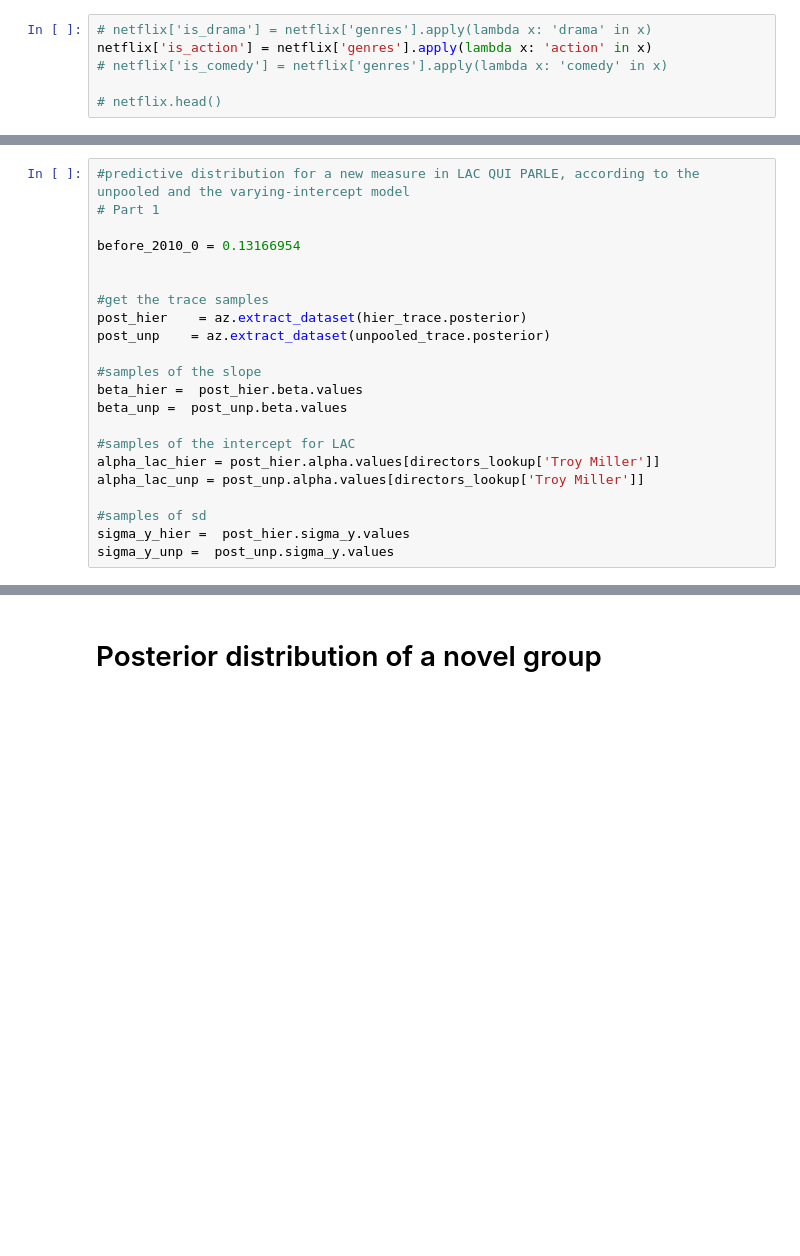
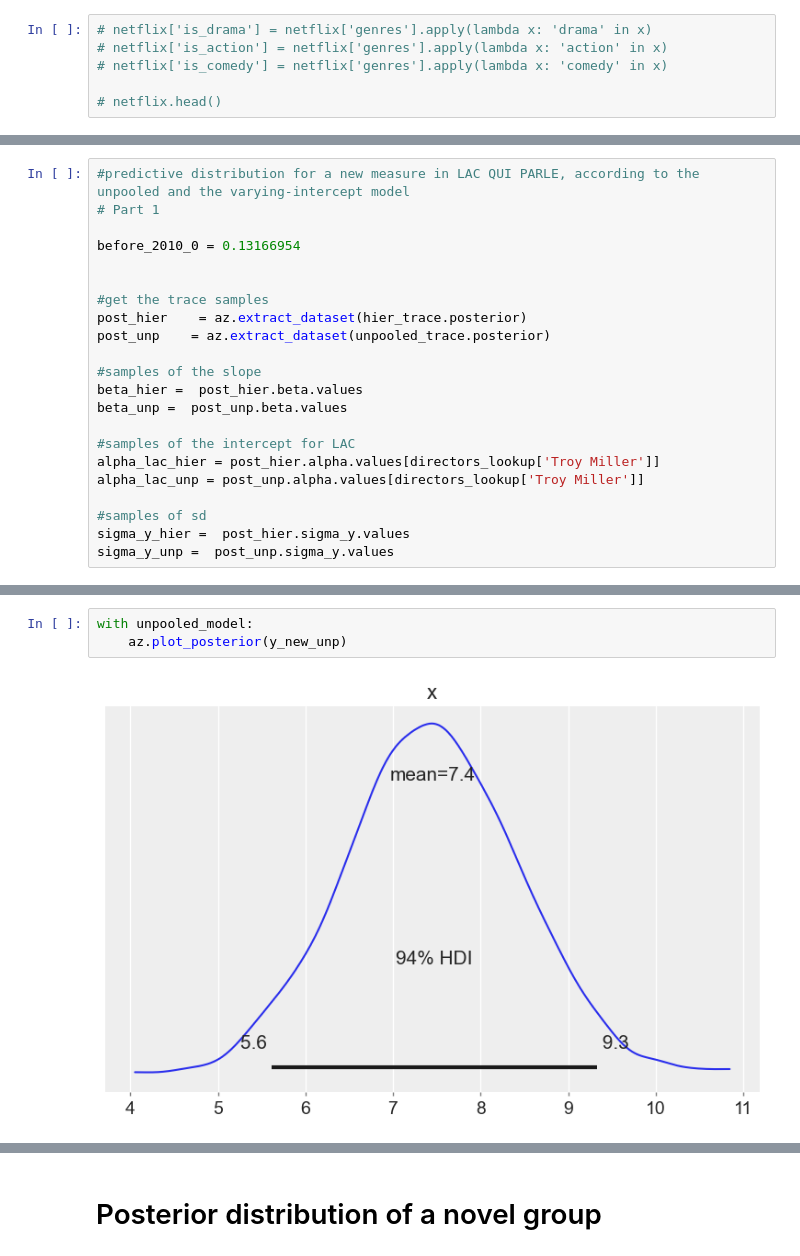
Before and after one commit to FabioLddo/netflix_popular_movies_probabilistic_programming, a Jupyter notebook: project_netflix_analysis.ipynb, the cells around one changed output, grey strips where cells are left out. Drawn from its saved outputs; the diff is of its cells as text; blank space fills up the shorter version.

```diff
--- a/project_netflix_analysis.ipynb
+++ b/project_netflix_analysis.ipynb
@@ -110,7 +110,7 @@ netflix.head()
 | 4 | The Dirty Dozen | MOVIE | 1967 | NaN | 150 | ['war', 'action'] | ['GB', 'US'] | NaN | ... |
 # %%
 # netflix['is_drama'] = netflix['genres'].apply(lambda x: 'drama' in x)
-netflix['is_action'] = netflix['genres'].apply(lambda x: 'action' in x)
+# netflix['is_action'] = netflix['genres'].apply(lambda x: 'action' in x)
 # netflix['is_comedy'] = netflix['genres'].apply(lambda x: 'comedy' in x)
 
 # netflix.head()
@@ -747,3 +723,8 @@ c
+# %%
+with unpooled_model:
+    az.plot_posterior(y_new_unp)
+# %% [output]
+[figure, added]
 # %%
 # def sample_posterior_predictive(trace, model, samples=100, random_seed=None):
 #     """
```
Also changed, not shown: parts of 29 cells of this notebook.
